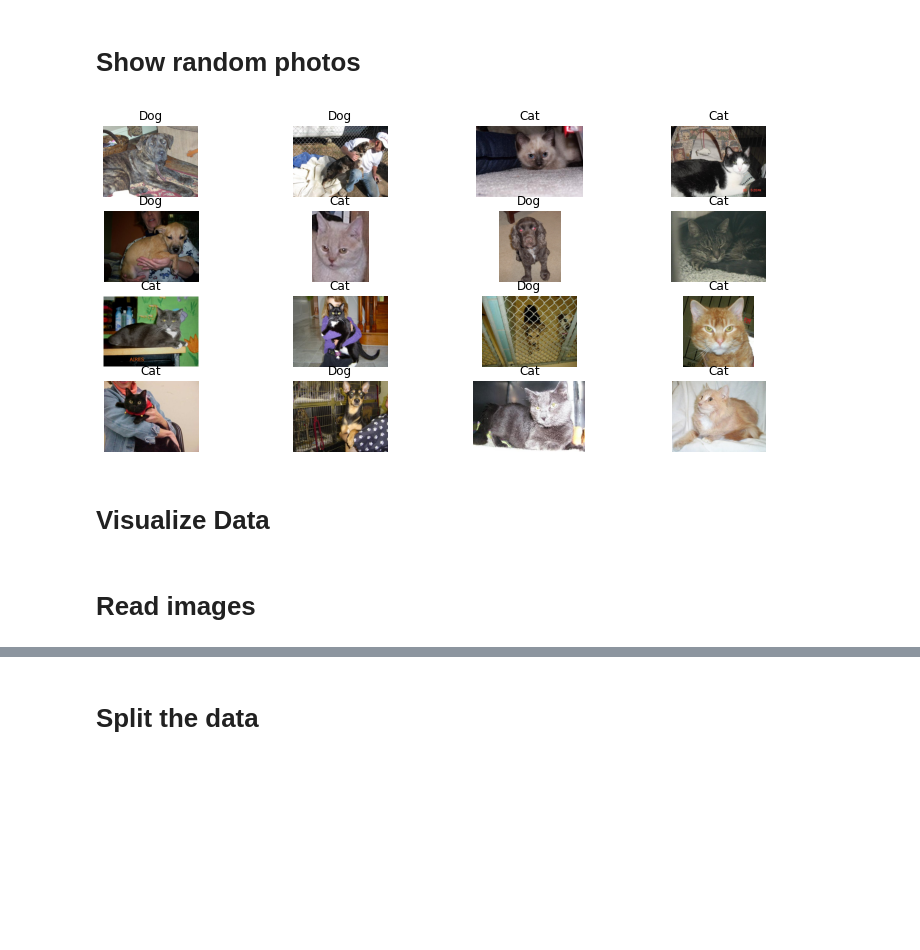
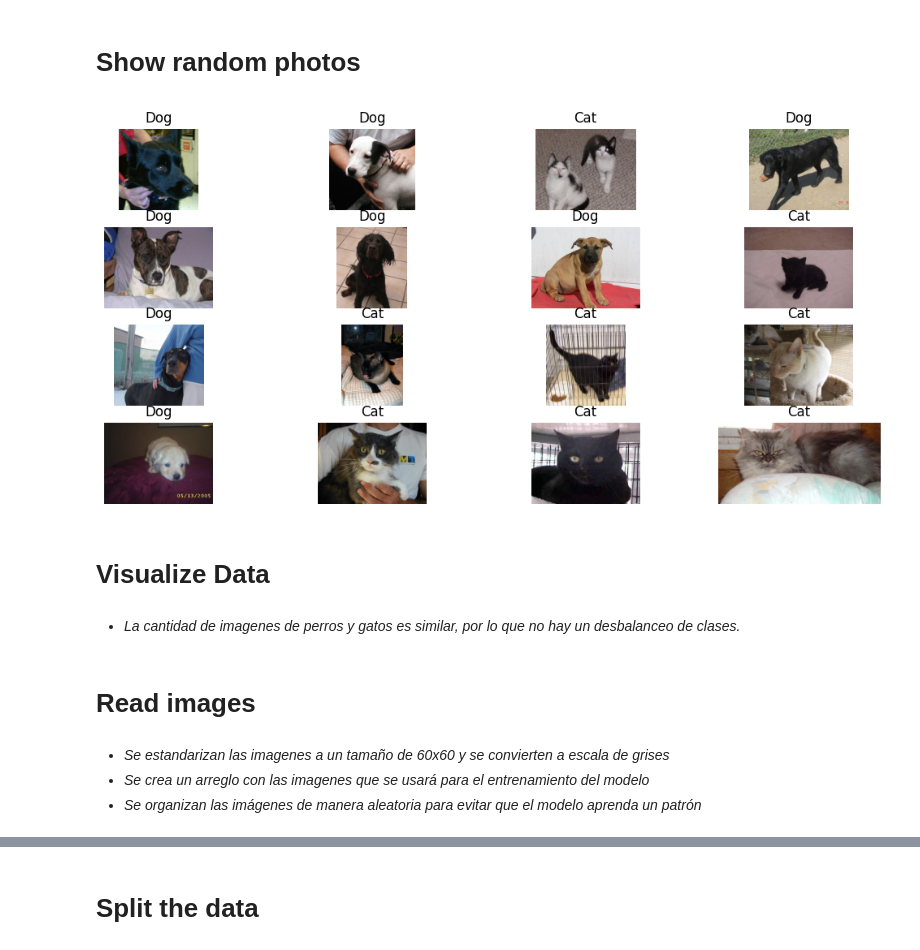
Before and after one commit to JoseGon20335/IA-lab10, a Jupyter notebook: main.ipynb, the cells around one changed output, grey strips where cells are left out. Saved outputs shown, nothing was run; the diff lists cells and outputs as text; code cells hidden in the pictures; blank space fills up the shorter version.

Commit message:
Terminado
Actualización de las métricas de rendimiento, análisis de pasos, entrenamiento terminado y testeo también. Conclusiones del modelo terminadas junto con gráficas de entrenamiento vs testing.

```diff
--- a/main.ipynb
+++ b/main.ipynb
@@ -26,22 +26,22 @@ from tensorflow.keras.layers import Dropout
 # %%
 fig=plt.figure(figsize=(13, 6))
 # Define row and cols in the figure
 rows, cols = 4, 4
 nm=list(plt.cm.datad.keys())
 arr=np.random.randint(0,10000,(rows*cols,))
 c=np.random.choice(['Cat','Dog'],(rows*cols,))
 # Display first four images
 i=0
 for j in range(0, cols*rows):
   fig.add_subplot(rows, cols, j+1)
   plt.title(c[i])
-  plt.imshow(plt.imread(f'C:/Users/josem/OneDrive/Documents/GitHub/IA-lab10/PetImages/{c[i]}/{arr[i]}.jpg'))
+  plt.imshow(plt.imread(f'./PetImages/{c[i]}/{arr[i]}.jpg'))
   i+=1
   plt.axis('off')
 
 plt.show()
 # %% [output]
-[figure, old version]
+[figure, new version]
 # %% [markdown]
 # Visualize Data
 # %%
@@ -54,4 +58,10 @@ px.pie(names=class_names, values=n_images)
+# %% [markdown]
+* _La cantidad de imagenes de perros y gatos es similar, por lo que no hay un desbalanceo de clases._
 # %% [markdown]
 # Read images
+# %% [markdown]
+* _Se estandarizan las imagenes a un tamaño de 60x60 y se convierten a escala de grises_
+* _Se crea un arreglo con las imagenes que se usará para el entrenamiento del modelo_
+* _Se organizan las imágenes de manera aleatoria para evitar que el modelo aprenda un patrón_
 # %%
 
```
Also changed, not shown: parts of 14 cells of this notebook, 3 other files.
